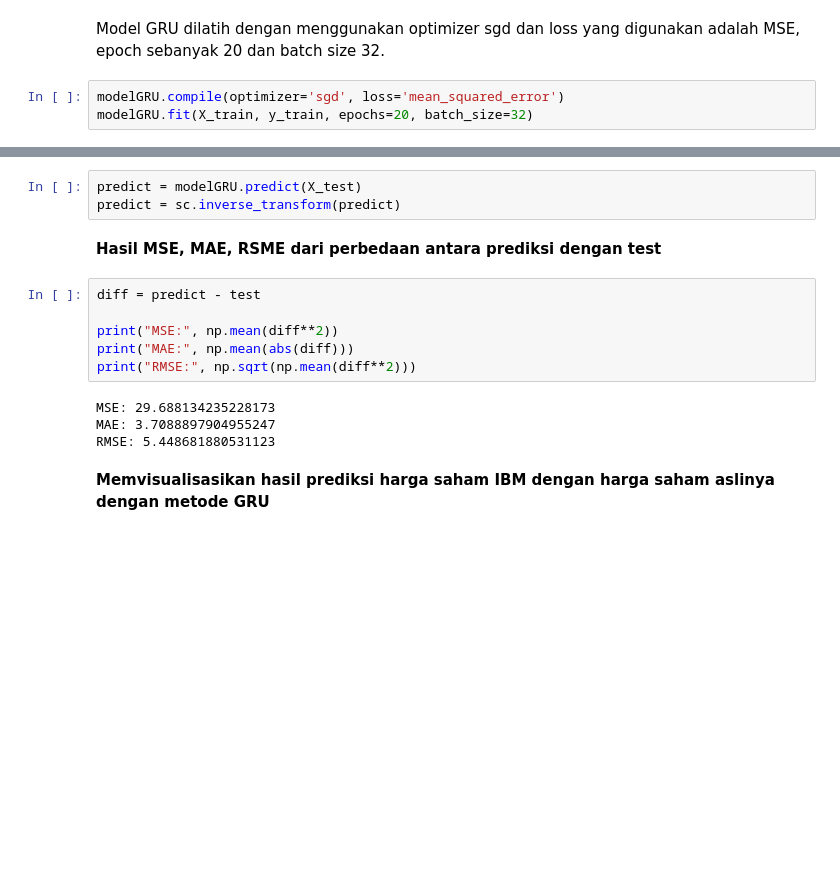
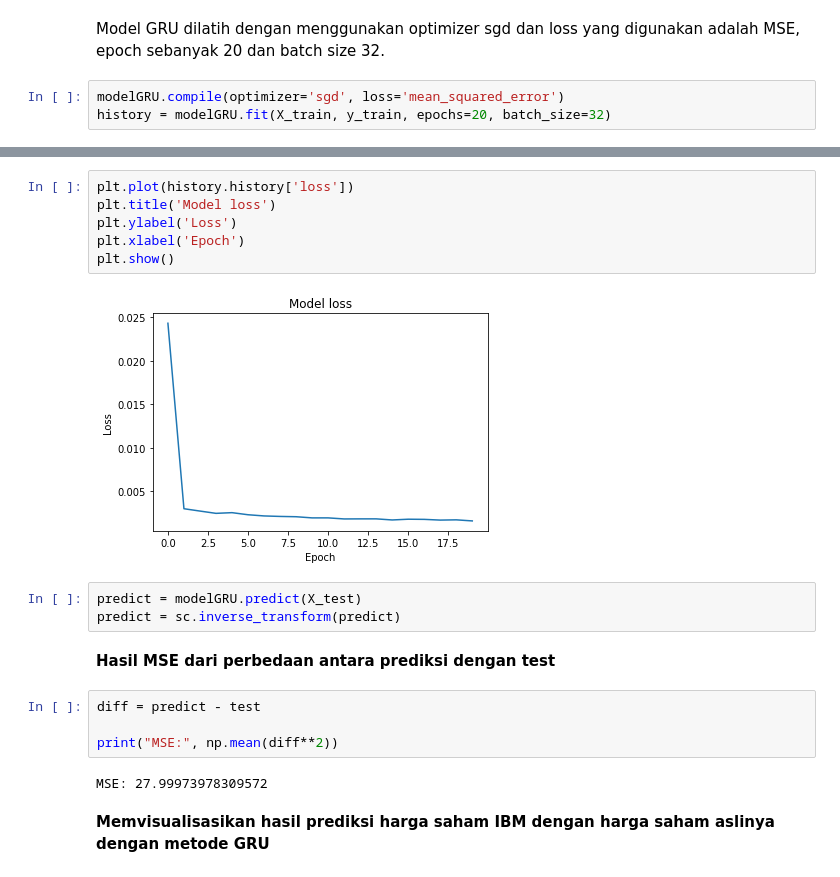
Before and after one commit to raphaeldiscky/ml-projects, a Jupyter notebook: Predictive Analysis/LSTMvsGRU_IBM_stock_prediction.ipynb, the cells around one changed output, grey strips where cells are left out. Cells and saved outputs as stored; diff of their text form; blank space fills up the shorter version.

```diff
--- a/Predictive Analysis/LSTMvsGRU_IBM_stock_prediction.ipynb
+++ b/Predictive Analysis/LSTMvsGRU_IBM_stock_prediction.ipynb
@@ -268,6 +272,6 @@ _________________________________________________________________
 Model GRU dilatih dengan menggunakan optimizer sgd dan loss yang digunakan adalah MSE, epoch sebanyak 20 dan batch size 32.
 # %%
 modelGRU.compile(optimizer='sgd', loss='mean_squared_error')
-modelGRU.fit(X_train, y_train, epochs=20, batch_size=32)
+history = modelGRU.fit(X_train, y_train, epochs=20, batch_size=32)
 # %% [output]
 Epoch 1/20
@@ -291,18 +294,22 @@ Epoch 20/20
+# %%
+plt.plot(history.history['loss'])
+plt.title('Model loss')
+plt.ylabel('Loss')
+plt.xlabel('Epoch')
+plt.show()
+# %% [output]
+[figure, added]
 # %%
 predict = modelGRU.predict(X_test)
 predict = sc.inverse_transform(predict)
 # %% [markdown]
-**Hasil MSE, MAE, RSME dari perbedaan antara prediksi dengan test**
+**Hasil MSE dari perbedaan antara prediksi dengan test**
 # %%
 diff = predict - test
 
 print("MSE:", np.mean(diff**2))
-print("MAE:", np.mean(abs(diff)))
-print("RMSE:", np.sqrt(np.mean(diff**2)))
 # %% [output]
-MSE: 29.688134235228173
-MAE: 3.7088897904955247
-RMSE: 5.448681880531123
+MSE: 27.99973978309572
 # %% [markdown]
 **Memvisualisasikan hasil prediksi harga saham IBM dengan harga saham aslinya dengan metode GRU**
 # %%
```
Also changed, not shown: parts of 6 cells of this notebook, 3 other files.
